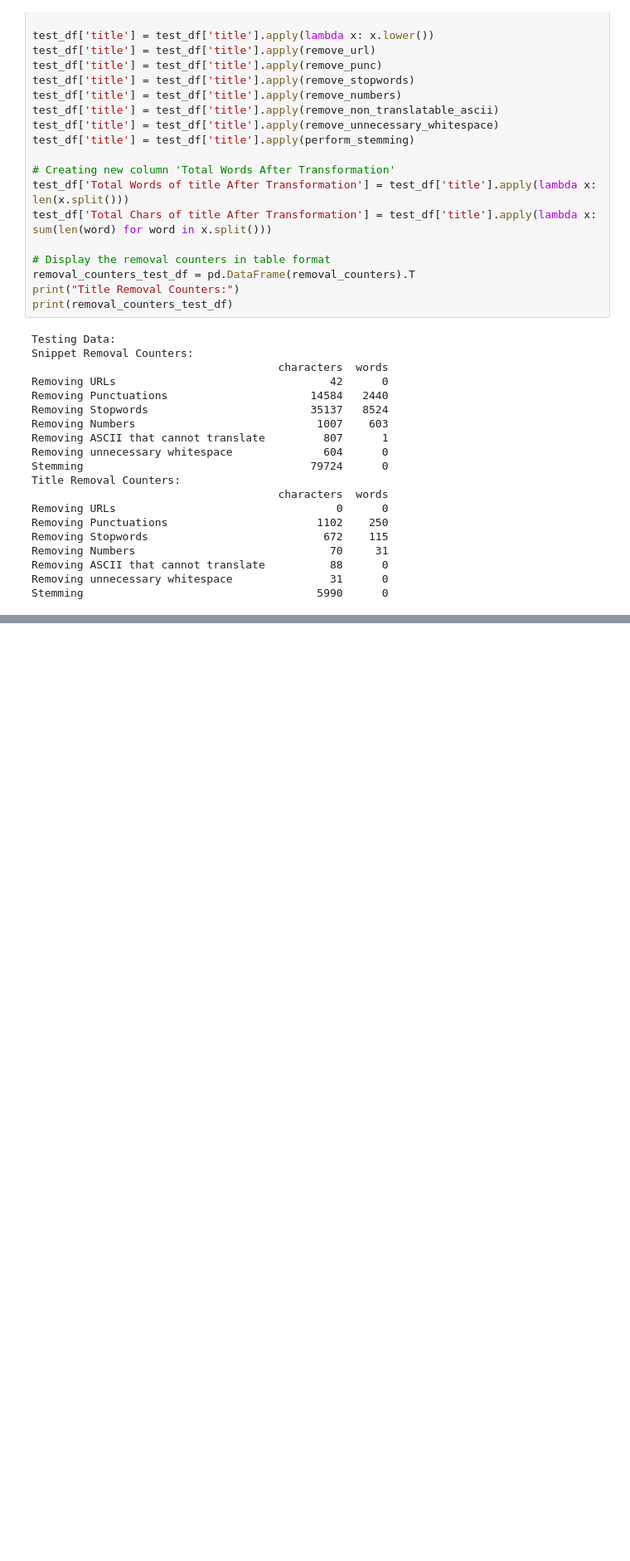
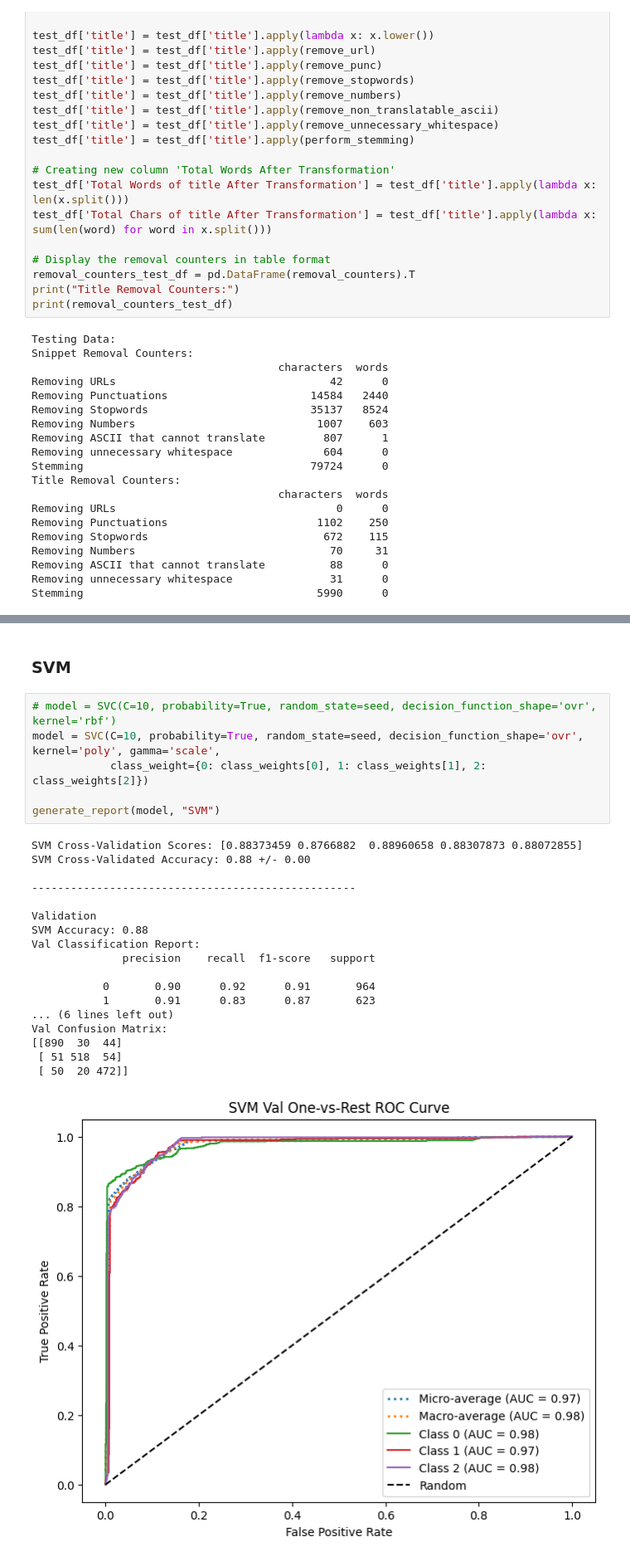
Before and after one commit to VM230705/DM_Final_Project, a Jupyter notebook: classification_snippet_only.ipynb, the cells around one changed output, grey strips where cells are left out. Shown at 83% size. Saved outputs shown, nothing was run; the diff lists cells and outputs as text; blank space fills up the shorter version.

```diff
--- a/classification_snippet_only.ipynb
+++ b/classification_snippet_only.ipynb
@@ -479,0 +547,27 @@ Confusion Matrix:
+# %% [markdown]
+### SVM
+# %%
+# model = SVC(C=10, probability=True, random_state=seed, decision_function_shape='ovr', kernel='rbf')
+model = SVC(C=10, probability=True, random_state=seed, decision_function_shape='ovr', kernel='poly', gamma='scale',
+            class_weight={0: class_weights[0], 1: class_weights[1], 2: class_weights[2]})
+
+generate_report(model, "SVM")
+# %% [output]
+SVM Cross-Validation Scores: [0.88373459 0.8766882  0.88960658 0.88307873 0.88072855]
+SVM Cross-Validated Accuracy: 0.88 +/- 0.00
+
+--------------------------------------------------
+
+Validation
+SVM Accuracy: 0.88
+Val Classification Report:
+              precision    recall  f1-score   support
+
+           0       0.90      0.92      0.91       964
+           1       0.91      0.83      0.87       623
+... (6 lines left out)
+Val Confusion Matrix:
+[[890  30  44]
+ [ 51 518  54]
+ [ 50  20 472]]
+[figure, added]
```
Also changed, not shown: parts of 17 cells of this notebook.
